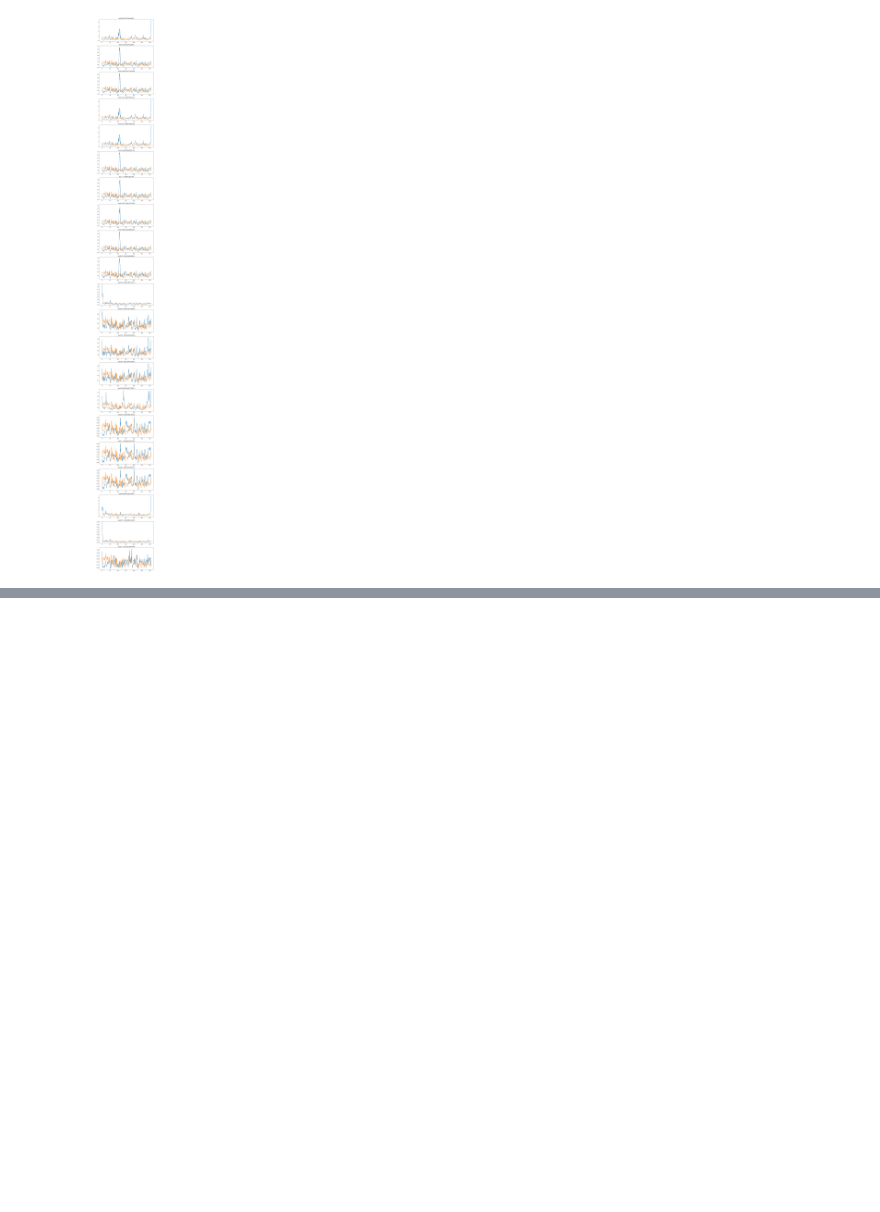
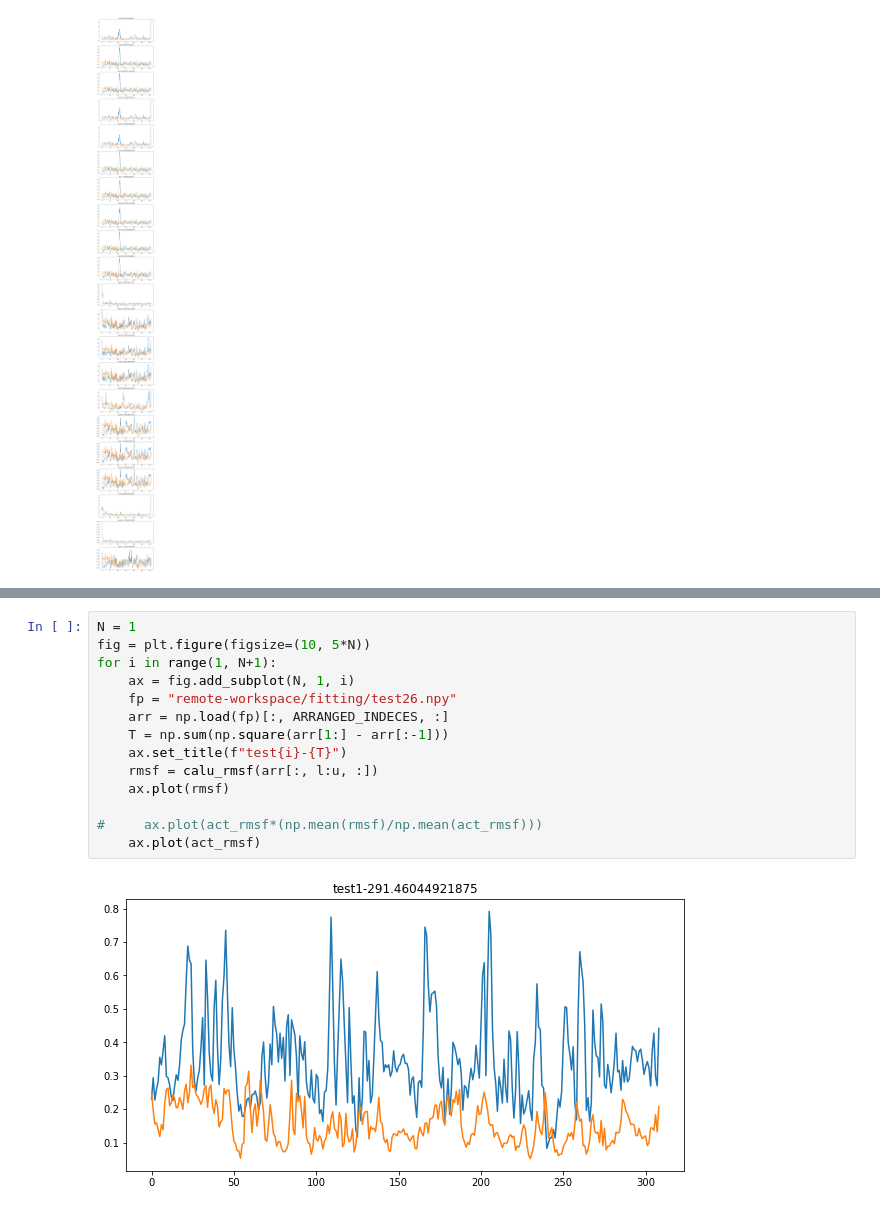
Before and after one commit to ShimeiYago/force-prediction, a Jupyter notebook: 06-analysis.ipynb, the cells around one changed output, grey strips where cells are left out. Drawn from its saved outputs; the diff is of its cells as text; blank space fills up the shorter version.

```diff
--- a/06-analysis.ipynb
+++ b/06-analysis.ipynb
@@ -103,0 +121,16 @@ for i in range(1, N+1):
+# %%
+N = 1
+fig = plt.figure(figsize=(10, 5*N))
+for i in range(1, N+1):
+    ax = fig.add_subplot(N, 1, i)
+    fp = "remote-workspace/fitting/test26.npy"
+    arr = np.load(fp)[:, ARRANGED_INDECES, :]
+    T = np.sum(np.square(arr[1:] - arr[:-1]))
+    ax.set_title(f"test{i}-{T}")
+    rmsf = calu_rmsf(arr[:, l:u, :])
+    ax.plot(rmsf)
+
+#     ax.plot(act_rmsf*(np.mean(rmsf)/np.mean(act_rmsf)))
+    ax.plot(act_rmsf)
+# %% [output]
+[figure, added]
```
Also changed, not shown: parts of 3 cells of this notebook, 5 other files.
